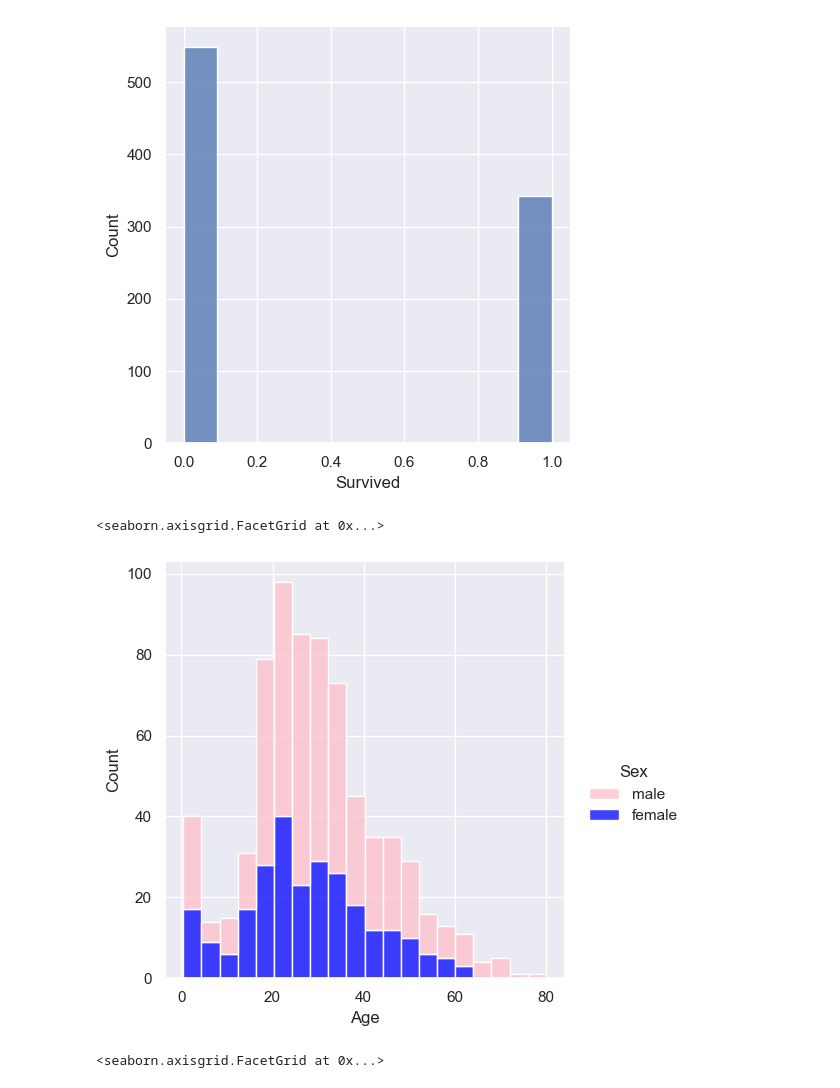
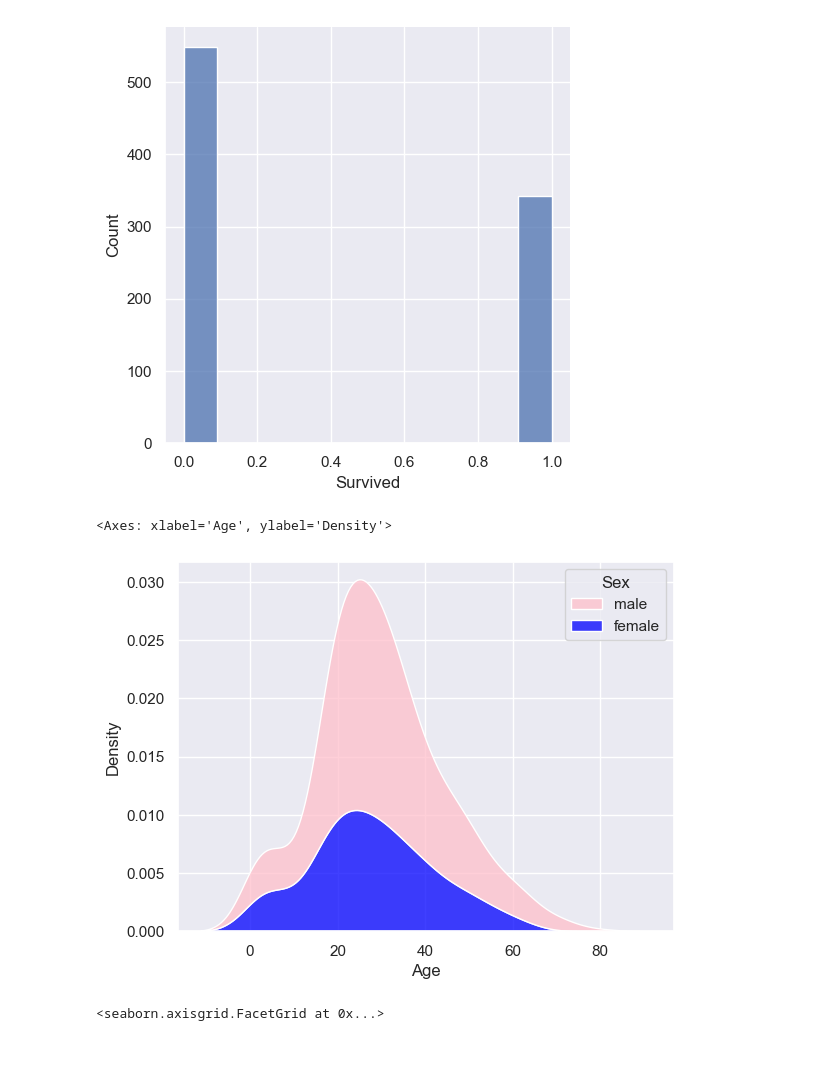
Before and after one commit to YumengLiu6044/titanicPredictions, a Jupyter notebook: data_analysis.ipynb, the cells around one changed output. Cells and saved outputs as stored; diff of their text form; code cells hidden in the pictures; blank space fills up the shorter version.

```diff
--- a/data_analysis.ipynb
+++ b/data_analysis.ipynb
@@ -36,12 +36,12 @@ sb.displot(data=df, x='Survived', kind='hist').set_titles('Survival count')
 # %%
 #See if all passengers are either male or female
 all(x == 'male' or x == 'female' for x in df['Sex'])
 
 #Show distribution of Survival count by age
-sb.displot(data=df, x='Age', hue='Sex', palette=['pink', 'blue'], multiple='stack')
+sb.kdeplot(data=df, x='Age', hue='Sex', palette=['pink', 'blue'], multiple='stack')
 # %% [output]
-<seaborn.axisgrid.FacetGrid at 0x...>
+<Axes: xlabel='Age', ylabel='Density'>
-[figure, old version]
+[figure, new version]
 # %%
 sb.displot(data=df, x='Fare', multiple='stack').set_titles('Survival count by Fare')
 # %% [output]
```
Also changed, not shown: 2 other files.
